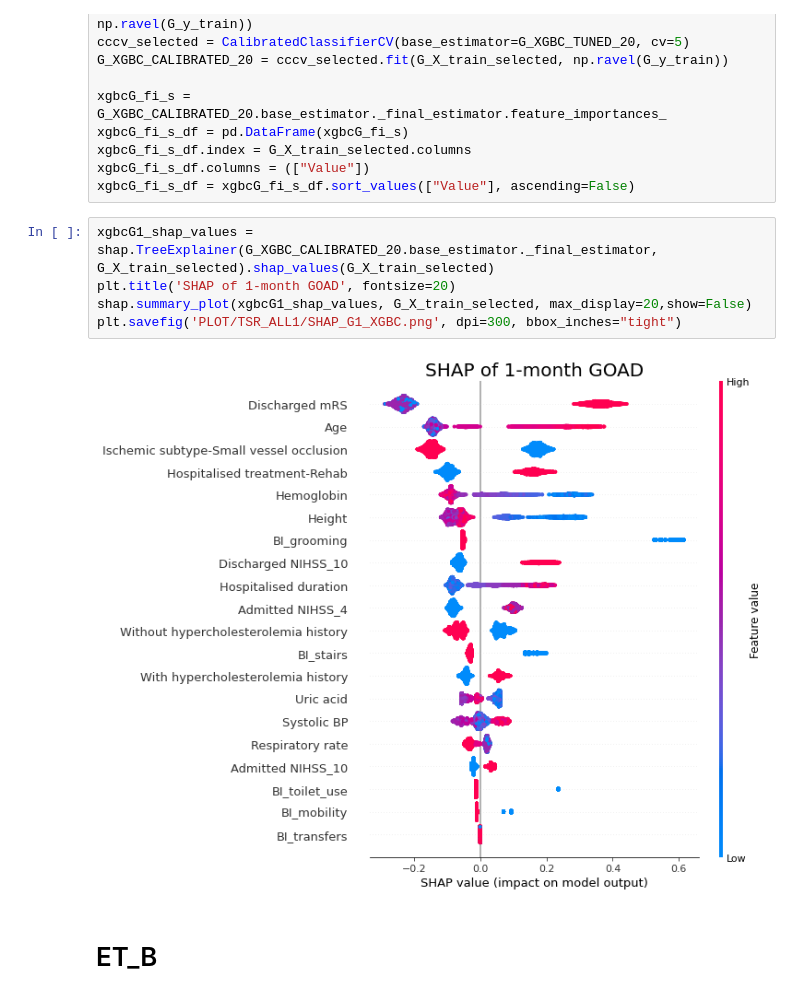
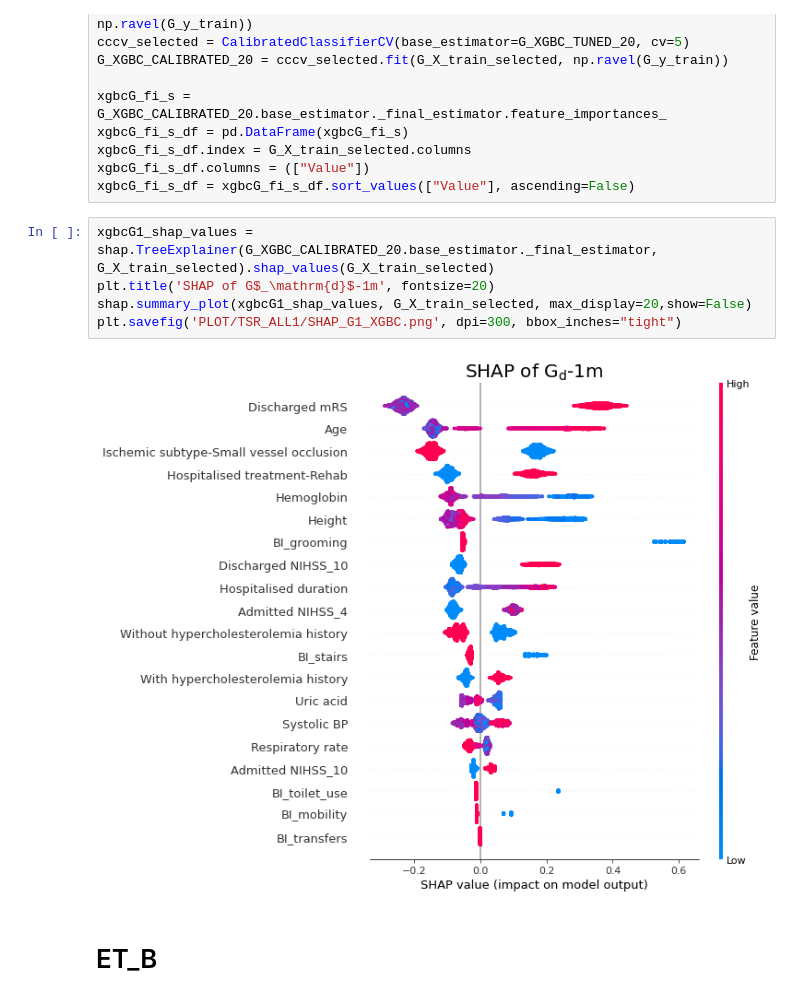
Before and after one commit to sn987532159/TSR_ML, a Jupyter notebook: result/TSR_ALL/TSR_ALL1_FI.ipynb, the cells around one changed output. Cells and saved outputs as stored; diff of their text form.

```diff
--- a/result/TSR_ALL/TSR_ALL1_FI.ipynb
+++ b/result/TSR_ALL/TSR_ALL1_FI.ipynb
@@ -151,11 +151,11 @@ xgbcG_fi_s_df.columns = (["Value"])
 xgbcG_fi_s_df = xgbcG_fi_s_df.sort_values(["Value"], ascending=False)
 # %%
 xgbcG1_shap_values = shap.TreeExplainer(G_XGBC_CALIBRATED_20.base_estimator._final_estimator, G_X_train_selected).shap_values(G_X_train_selected)
-plt.title('SHAP of 1-month GOAD', fontsize=20)
+plt.title('SHAP of G$_\mathrm{d}$-1m', fontsize=20)
 shap.summary_plot(xgbcG1_shap_values, G_X_train_selected, max_display=20,show=False)
 plt.savefig('PLOT/TSR_ALL1/SHAP_G1_XGBC.png', dpi=300, bbox_inches="tight")
 # %% [output]
-[figure, old version]
+[figure, new version]
 # %% [markdown]
 # ET_B
 # %% [raw]
```
Also changed, not shown: parts of 3 cells of this notebook, 6 other files.
